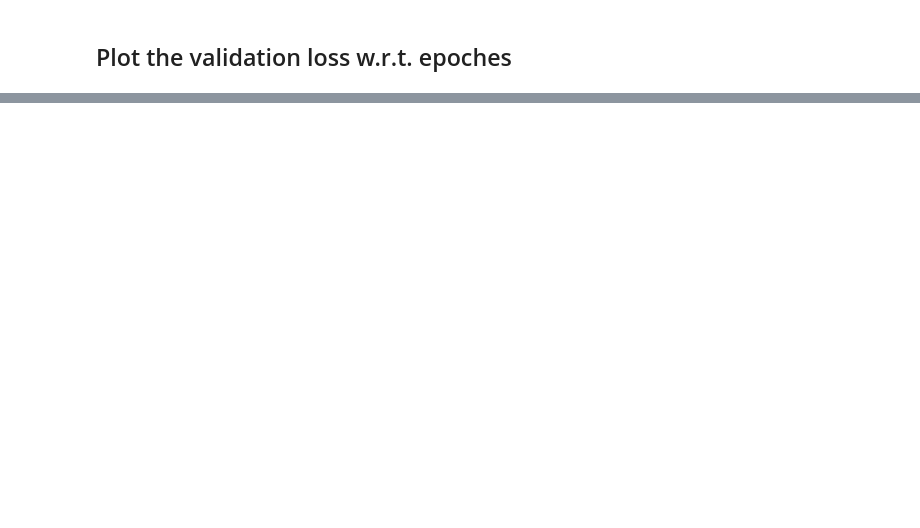
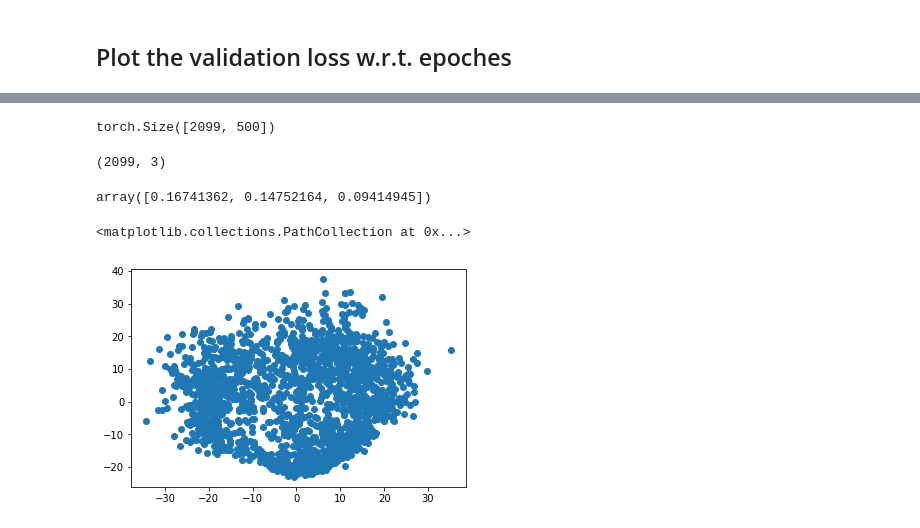
Before and after one commit to watchernyu/judge_embedding, a Jupyter notebook: judge_embedding_prototype.ipynb, the cells around one changed output, grey strips where cells are left out. Saved outputs shown, nothing was run; the diff lists cells and outputs as text; code cells hidden in the pictures; blank space fills up the shorter version.

```diff
--- a/judge_embedding_prototype.ipynb
+++ b/judge_embedding_prototype.ipynb
@@ -623,0 +741,6 @@ plt.plot(np.arange(len(val_losses)),val_losses)
+# %%
+train_emb = model.judge_embedding.weight.data
+# %%
+train_emb.shape
+# %% [output]
+torch.Size([2099, 500])
@@ -623,0 +759,13 @@ plt.plot(np.arange(len(val_losses)),val_losses)
+# %%
+from sklearn.decomposition import PCA
+
+pca = PCA(n_components=3)
+pca_result = pca.fit_transform(train_emb)
+# %%
+pca_result.shape
+# %% [output]
+(2099, 3)
+# %%
+pca.explained_variance_ratio_
+# %% [output]
+array([0.16741362, 0.14752164, 0.09414945])
@@ -623,0 +774,5 @@ plt.plot(np.arange(len(val_losses)),val_losses)
+# %%
+plt.scatter(pca_result[:,0],pca_result[:,1])
+# %% [output]
+<matplotlib.collections.PathCollection at 0x...>
+[figure, added]
```
Also changed, not shown: parts of 33 cells of this notebook, 1 other file.
